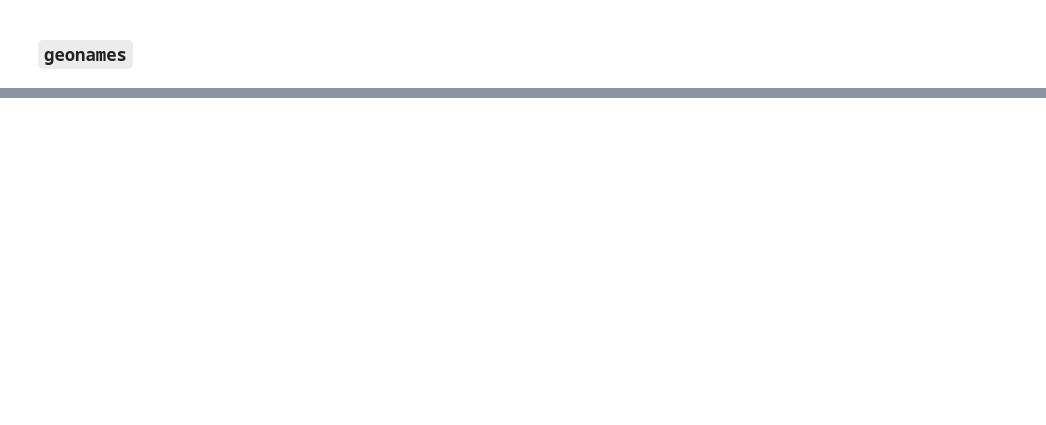
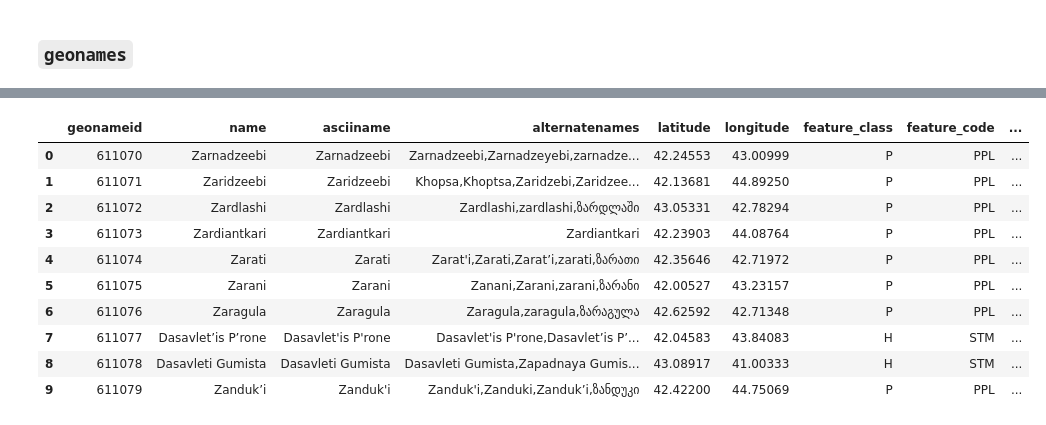
Before and after one commit to krairy/geonames, a Jupyter notebook: scripts/main.ipynb, the cells around one changed output, grey strips where cells are left out. Cells and saved outputs as stored; diff of their text form; code cells hidden in the pictures; blank space fills up the shorter version.

```diff
--- a/scripts/main.ipynb
+++ b/scripts/main.ipynb
@@ -277,7 +317,19 @@ data.to_sql('geonames', con=engine, if_exists='append', index=False)
 # %%
 # Определяем таблицу для запроса
 geonames = Table('geonames', metadata, autoload_with=engine)
 
 # Формируем и выполняем SQL-запрос
-query = select([geonames]).limit(10)  # Выбираем первые 10 строк
-result = engine.execute(query)
+query = select(geonames).limit(10)  # Выбираем первые 10 строк
+pd.read_sql_query(query, con=engine)
+# %% [output]
+|  | geonameid | name | asciiname | alternatenames | latitude | longitude | feature_class | feature_code | ... |
+| 0 | 611070 | Zarnadzeebi | Zarnadzeebi | Zarnadzeebi,Zarnadzeyebi,zarnadze... | 42.24553 | 43.00999 | P | PPL | ... |
+| 1 | 611071 | Zaridzeebi | Zaridzeebi | Khopsa,Khoptsa,Zaridzebi,Zaridzee... | 42.13681 | 44.89250 | P | PPL | ... |
+| 2 | 611072 | Zardlashi | Zardlashi | Zardlashi,zardlashi,ზარდლაში | 43.05331 | 42.78294 | P | PPL | ... |
+| 3 | 611073 | Zardiantkari | Zardiantkari | Zardiantkari | 42.23903 | 44.08764 | P | PPL | ... |
+| 4 | 611074 | Zarati | Zarati | Zarat'i,Zarati,Zarat’i,zarati,ზარათი | 42.35646 | 42.71972 | P | PPL | ... |
+| 5 | 611075 | Zarani | Zarani | Zanani,Zarani,zarani,ზარანი | 42.00527 | 43.23157 | P | PPL | ... |
+| 6 | 611076 | Zaragula | Zaragula | Zaragula,zaragula,ზარაგულა | 42.62592 | 42.71348 | P | PPL | ... |
+| 7 | 611077 | Dasavlet’is P’rone | Dasavlet'is P'rone | Dasavlet'is P'rone,Dasavlet’is P’... | 42.04583 | 43.84083 | H | STM | ... |
+| 8 | 611078 | Dasavleti Gumista | Dasavleti Gumista | Dasavleti Gumista,Zapadnaya Gumis... | 43.08917 | 41.00333 | H | STM | ... |
+| 9 | 611079 | Zanduk’i | Zanduk'i | Zanduk'i,Zanduki,Zanduk’i,ზანდუკი | 42.42200 | 44.75069 | P | PPL | ... |
```
Also changed, not shown: parts of 25 cells of this notebook.
